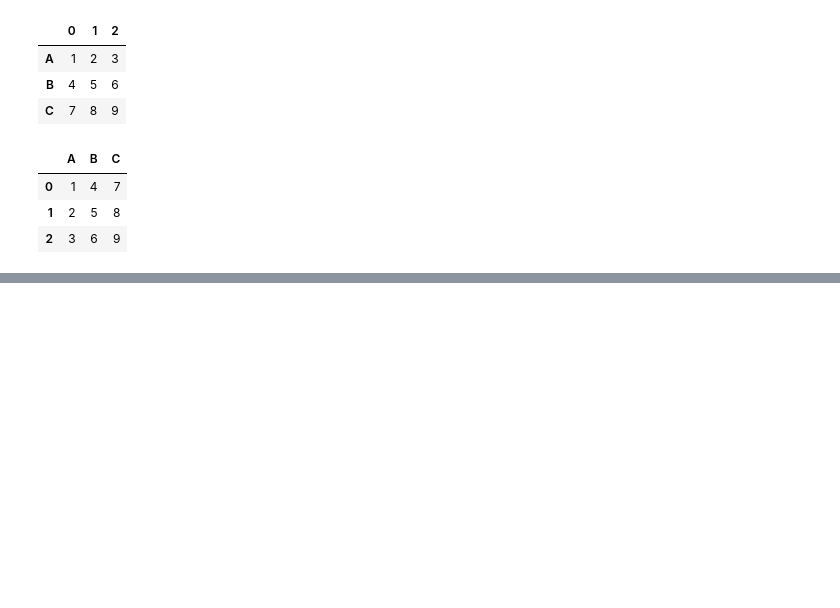
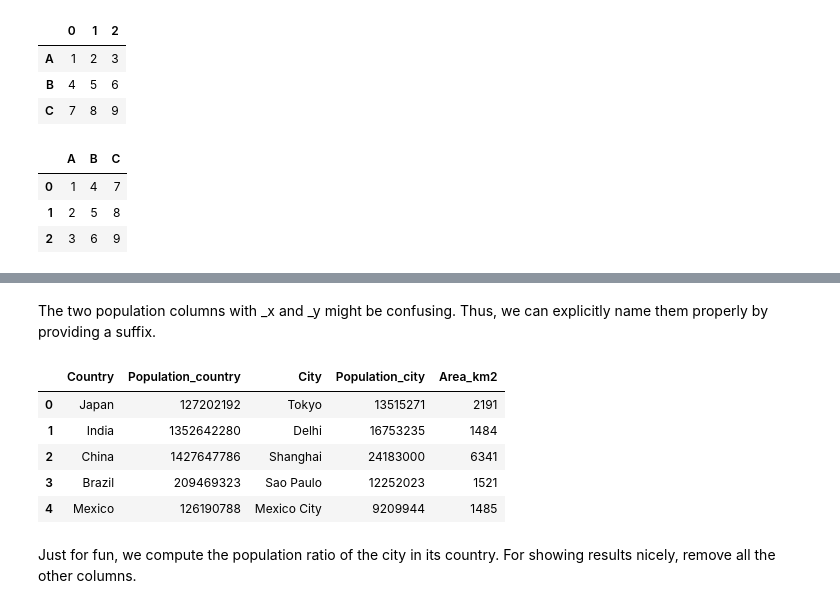
Before and after one commit to BiAPoL/Bio-image_Analysis_with_Python, a Jupyter notebook: biostatistics/processing_tables_with_pandas.ipynb, the cells around one changed output, grey strips where cells are left out. Saved outputs shown, nothing was run; the diff lists cells and outputs as text; code cells hidden in the pictures; blank space fills up the shorter version.

```diff
--- a/biostatistics/processing_tables_with_pandas.ipynb
+++ b/biostatistics/processing_tables_with_pandas.ipynb
@@ -86,0 +218,14 @@ data_frame
+# %% [markdown]
+The two population columns with _x and _y might be confusing. Thus, we can explicitly name them properly by providing a suffix.
+# %%
+combined = countries.merge(cities, on='Country', suffixes=['_country', '_city'])
+combined
+# %% [output]
+|  | Country | Population_country | City | Population_city | Area_km2 |
+| 0 | Japan | 127202192 | Tokyo | 13515271 | 2191 |
+| 1 | India | 1352642280 | Delhi | 16753235 | 1484 |
+| 2 | China | 1427647786 | Shanghai | 24183000 | 6341 |
+| 3 | Brazil | 209469323 | Sao Paulo | 12252023 | 1521 |
+| 4 | Mexico | 126190788 | Mexico City | 9209944 | 1485 |
+# %% [markdown]
+Just for fun, we compute the population ratio of the city in its country. For showing results nicely, remove all the other columns.
```
Also changed, not shown: parts of 36 cells of this notebook, 4 other files.
